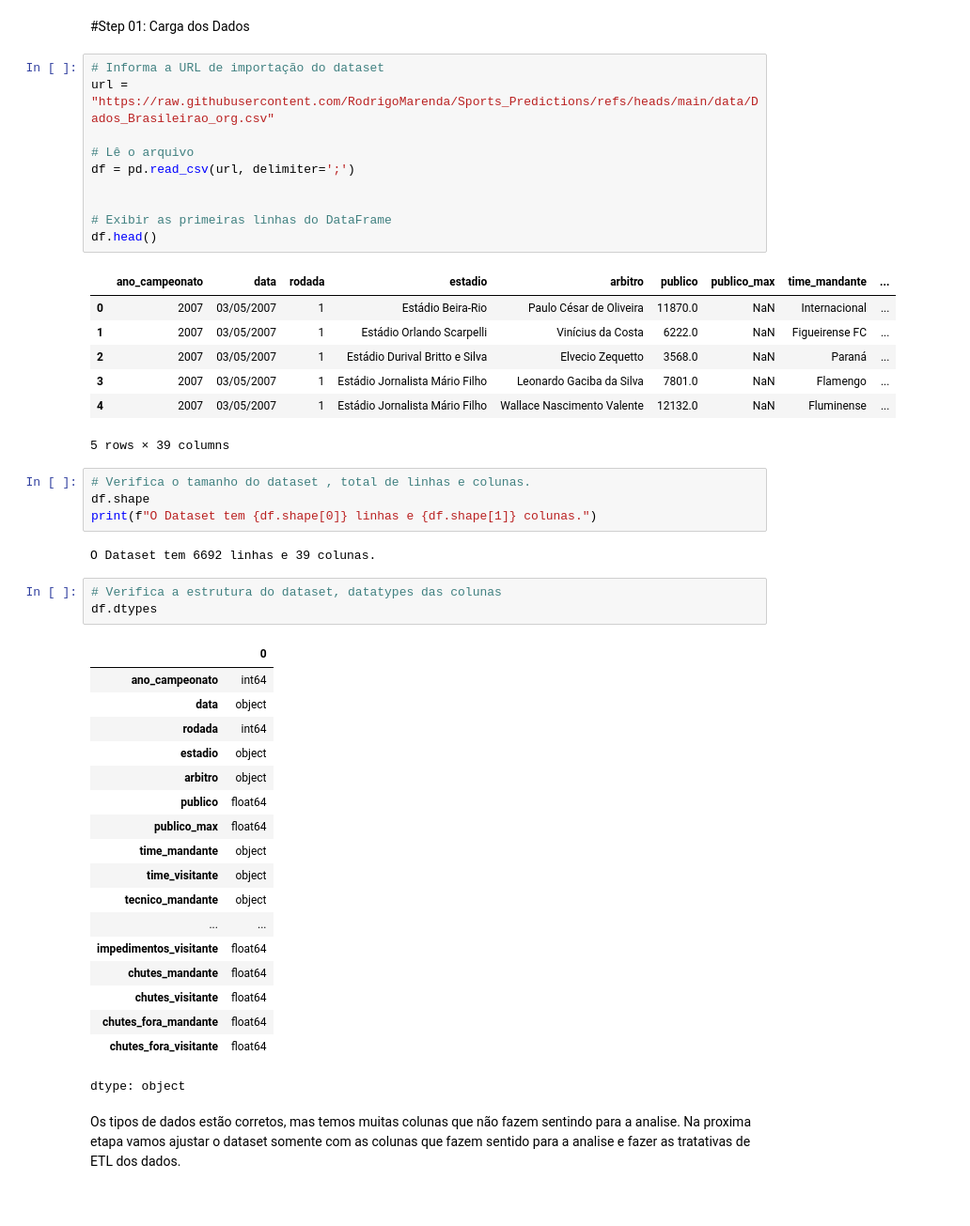
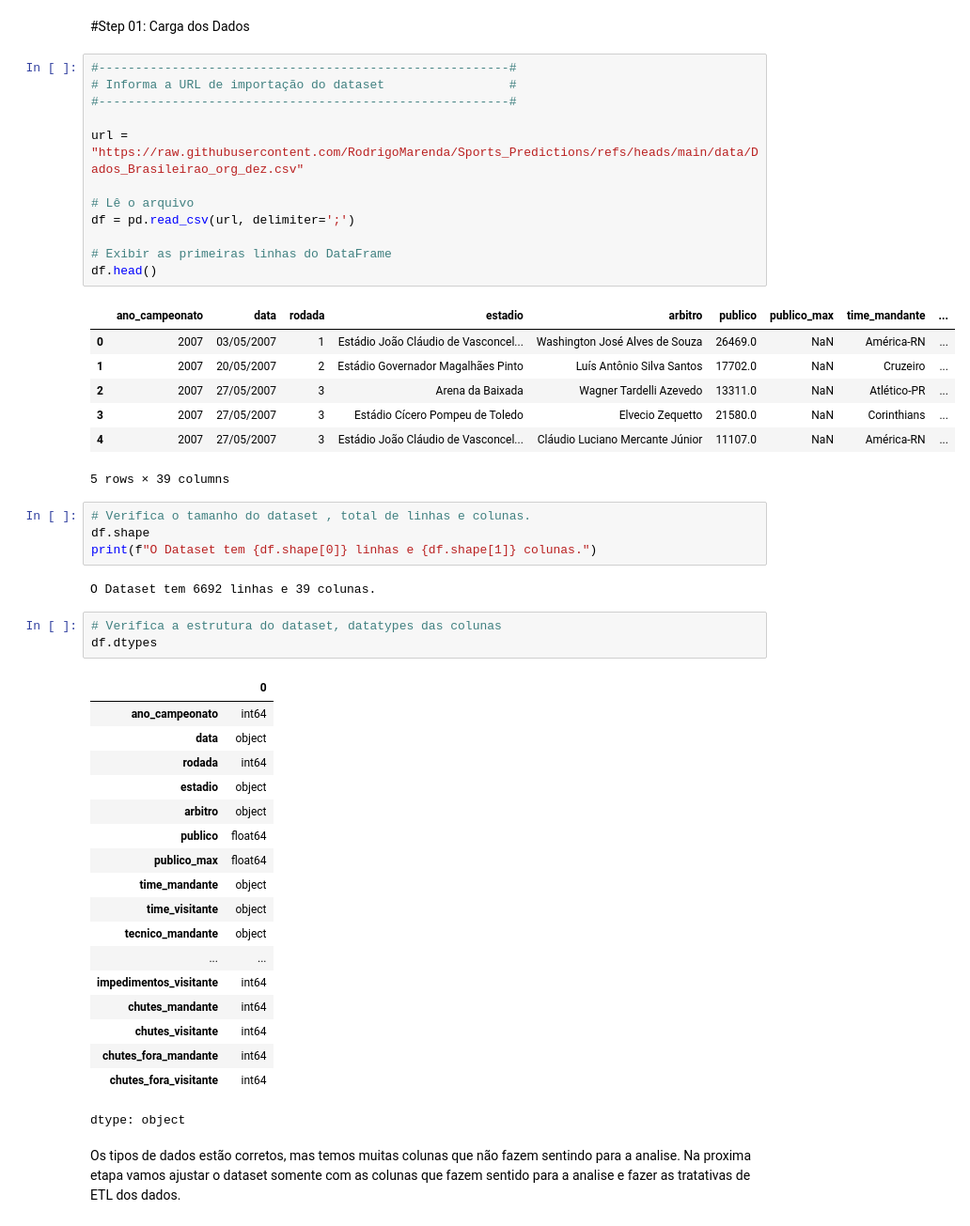
Before and after one commit to RodrigoMarenda/Sports_Predictions, a Jupyter notebook: notebooks/Sports_Predctions.ipynb, the cells around one changed output. Shown at 94% size. Cells and saved outputs as stored; diff of their text form.

```diff
--- a/notebooks/Sports_Predctions.ipynb
+++ b/notebooks/Sports_Predctions.ipynb
@@ -168,22 +168,24 @@ Nessa etapa estamos realizando a carga dos dados, que estão armazendos em um ar
 
 #Step 01: Carga dos Dados
 # %%
-# Informa a URL de importação do dataset
-url = "https://raw.githubusercontent.com/RodrigoMarenda/Sports_Predictions/refs/heads/main/data/Dados_Brasileirao_org.csv"
+#--------------------------------------------------------#
+# Informa a URL de importação do dataset                 #
+#--------------------------------------------------------#
+
+url = "https://raw.githubusercontent.com/RodrigoMarenda/Sports_Predictions/refs/heads/main/data/Dados_Brasileirao_org_dez.csv"
 
 # Lê o arquivo
 df = pd.read_csv(url, delimiter=';')
 
-
 # Exibir as primeiras linhas do DataFrame
 df.head()
 # %% [output]
 |  | ano_campeonato | data | rodada | estadio | arbitro | publico | publico_max | time_mandante | ... |
-| 0 | 2007 | 03/05/2007 | 1 | Estádio Beira-Rio | Paulo César de Oliveira | 11870.0 | NaN | Internacional | ... |
-| 1 | 2007 | 03/05/2007 | 1 | Estádio Orlando Scarpelli | Vinícius da Costa | 6222.0 | NaN | Figueirense FC | ... |
-| 2 | 2007 | 03/05/2007 | 1 | Estádio Durival Britto e Silva | Elvecio Zequetto | 3568.0 | NaN | Paraná | ... |
-| 3 | 2007 | 03/05/2007 | 1 | Estádio Jornalista Mário Filho | Leonardo Gaciba da Silva | 7801.0 | NaN | Flamengo | ... |
-| 4 | 2007 | 03/05/2007 | 1 | Estádio Jornalista Mário Filho | Wallace Nascimento Valente | 12132.0 | NaN | Fluminense | ... |
+| 0 | 2007 | 03/05/2007 | 1 | Estádio João Cláudio de Vasconcel... | Washington José Alves de Souza | 26469.0 | NaN | América-RN | ... |
+| 1 | 2007 | 20/05/2007 | 2 | Estádio Governador Magalhães Pinto | Luís Antônio Silva Santos | 17702.0 | NaN | Cruzeiro | ... |
+| 2 | 2007 | 27/05/2007 | 3 | Arena da Baixada | Wagner Tardelli Azevedo | 13311.0 | NaN | Atlético-PR | ... |
+| 3 | 2007 | 27/05/2007 | 3 | Estádio Cícero Pompeu de Toledo | Elvecio Zequetto | 21580.0 | NaN | Corinthians | ... |
+| 4 | 2007 | 27/05/2007 | 3 | Estádio João Cláudio de Vasconcel... | Cláudio Luciano Mercante Júnior | 11107.0 | NaN | América-RN | ... |
 5 rows × 39 columns
 # %%
 # Verifica o tamanho do dataset , total de linhas e colunas.
@@ -207,11 +209,11 @@ df.dtypes
 | time_visitante | object |
 | tecnico_mandante | object |
 | ... | ... |
-| impedimentos_visitante | float64 |
-| chutes_mandante | float64 |
-| chutes_visitante | float64 |
-| chutes_fora_mandante | float64 |
-| chutes_fora_visitante | float64 |
+| impedimentos_visitante | int64 |
+| chutes_mandante | int64 |
+| chutes_visitante | int64 |
+| chutes_fora_mandante | int64 |
+| chutes_fora_visitante | int64 |
 dtype: object
 # %% [markdown]
 Os tipos de dados estão corretos, mas temos muitas colunas que não fazem sentindo para a analise. Na proxima etapa vamos ajustar o dataset somente com as colunas que fazem sentido para a analise e fazer as tratativas de ETL dos dados.
```
Also changed, not shown: parts of 31 cells of this notebook.
